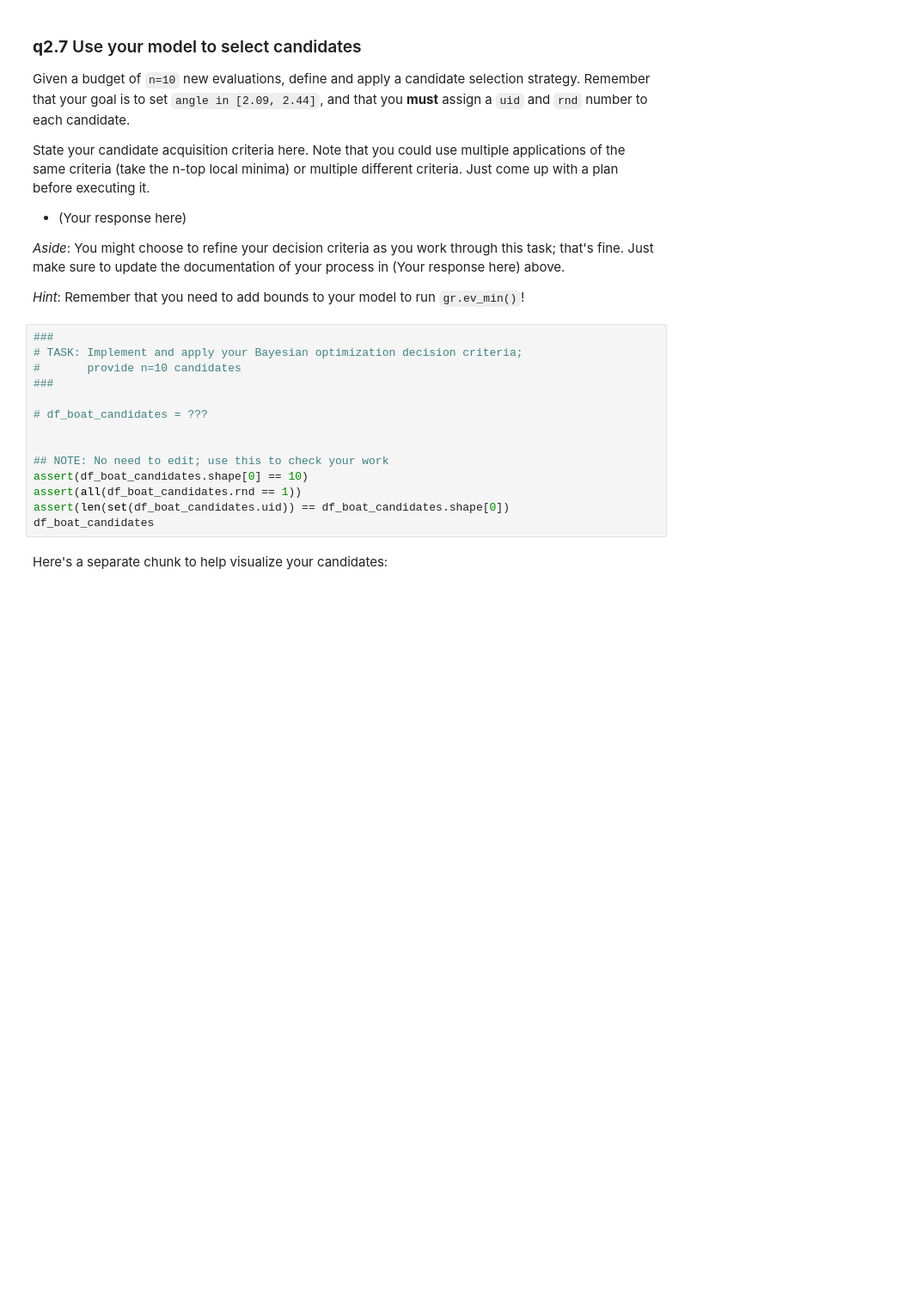
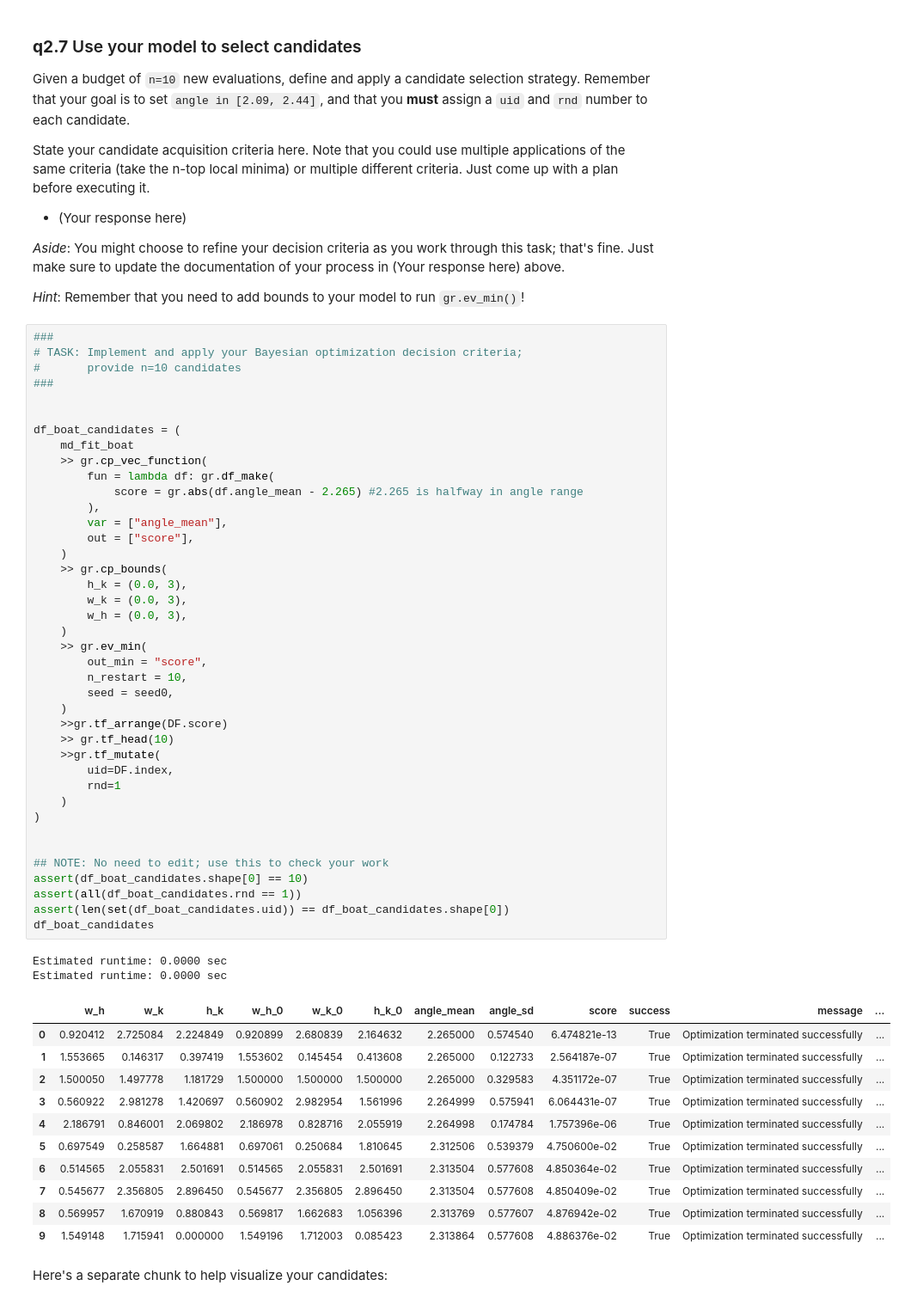
Before and after one commit to amineeva/PDO, a Jupyter notebook: assignments/nb6-surrogates-assignment.ipynb, the cells around one changed output. Shown at 86% size. Drawn from its saved outputs; the diff is of its cells as text; blank space fills up the shorter version.

```diff
--- a/assignments/nb6-surrogates-assignment.ipynb
+++ b/assignments/nb6-surrogates-assignment.ipynb
@@ -1221,17 +1329,57 @@ State your candidate acquisition criteria here. Note that you could use multiple
 # %%
 ###
 # TASK: Implement and apply your Bayesian optimization decision criteria;
 #       provide n=10 candidates
 ###
 
-# df_boat_candidates = ???
+
+df_boat_candidates = (
+    md_fit_boat
+    >> gr.cp_vec_function(
+        fun = lambda df: gr.df_make(
+            score = gr.abs(df.angle_mean - 2.265) #2.265 is halfway in angle range
+        ),
+        var = ["angle_mean"],
+        out = ["score"],
+    )
+    >> gr.cp_bounds(
+        h_k = (0.0, 3),
+        w_k = (0.0, 3),
+        w_h = (0.0, 3),
+    )
+    >> gr.ev_min(
+        out_min = "score",
+        n_restart = 10,
+        seed = seed0,
+    )
+    >>gr.tf_arrange(DF.score)
+    >> gr.tf_head(10)
+    >>gr.tf_mutate(
+        uid=DF.index,
+        rnd=1
+    )
+)
 
 
 ## NOTE: No need to edit; use this to check your work
 assert(df_boat_candidates.shape[0] == 10)
 assert(all(df_boat_candidates.rnd == 1))
 assert(len(set(df_boat_candidates.uid)) == df_boat_candidates.shape[0])
 df_boat_candidates
+# %% [output]
+Estimated runtime: 0.0000 sec
+Estimated runtime: 0.0000 sec
+|  | w_h | w_k | h_k | w_h_0 | w_k_0 | h_k_0 | angle_mean | angle_sd | score | success | message | ... |
+| 0 | 0.920412 | 2.725084 | 2.224849 | 0.920899 | 2.680839 | 2.164632 | 2.265000 | 0.574540 | 6.474821e-13 | True | Optimization terminated successfully | ... |
+| 1 | 1.553665 | 0.146317 | 0.397419 | 1.553602 | 0.145454 | 0.413608 | 2.265000 | 0.122733 | 2.564187e-07 | True | Optimization terminated successfully | ... |
+| 2 | 1.500050 | 1.497778 | 1.181729 | 1.500000 | 1.500000 | 1.500000 | 2.265000 | 0.329583 | 4.351172e-07 | True | Optimization terminated successfully | ... |
+| 3 | 0.560922 | 2.981278 | 1.420697 | 0.560902 | 2.982954 | 1.561996 | 2.264999 | 0.575941 | 6.064431e-07 | True | Optimization terminated successfully | ... |
+| 4 | 2.186791 | 0.846001 | 2.069802 | 2.186978 | 0.828716 | 2.055919 | 2.264998 | 0.174784 | 1.757396e-06 | True | Optimization terminated successfully | ... |
+| 5 | 0.697549 | 0.258587 | 1.664881 | 0.697061 | 0.250684 | 1.810645 | 2.312506 | 0.539379 | 4.750600e-02 | True | Optimization terminated successfully | ... |
+| 6 | 0.514565 | 2.055831 | 2.501691 | 0.514565 | 2.055831 | 2.501691 | 2.313504 | 0.577608 | 4.850364e-02 | True | Optimization terminated successfully | ... |
+| 7 | 0.545677 | 2.356805 | 2.896450 | 0.545677 | 2.356805 | 2.896450 | 2.313504 | 0.577608 | 4.850409e-02 | True | Optimization terminated successfully | ... |
+| 8 | 0.569957 | 1.670919 | 0.880843 | 0.569817 | 1.662683 | 1.056396 | 2.313769 | 0.577607 | 4.876942e-02 | True | Optimization terminated successfully | ... |
+| 9 | 1.549148 | 1.715941 | 0.000000 | 1.549196 | 1.712003 | 0.085423 | 2.313864 | 0.577608 | 4.886376e-02 | True | Optimization terminated successfully | ... |
 # %% [markdown]
 Here's a separate chunk to help visualize your candidates:
 # %%
```
Also changed, not shown: parts of 16 cells of this notebook.
